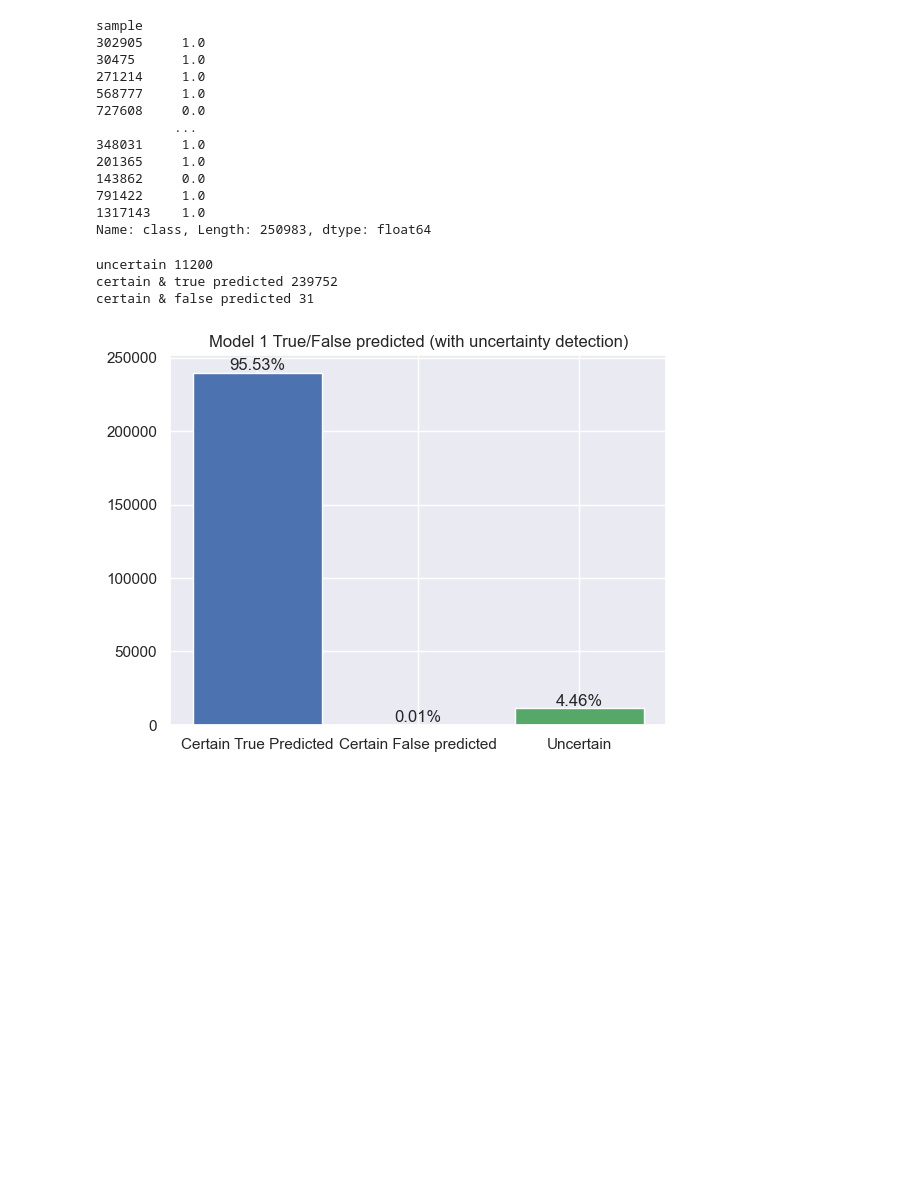
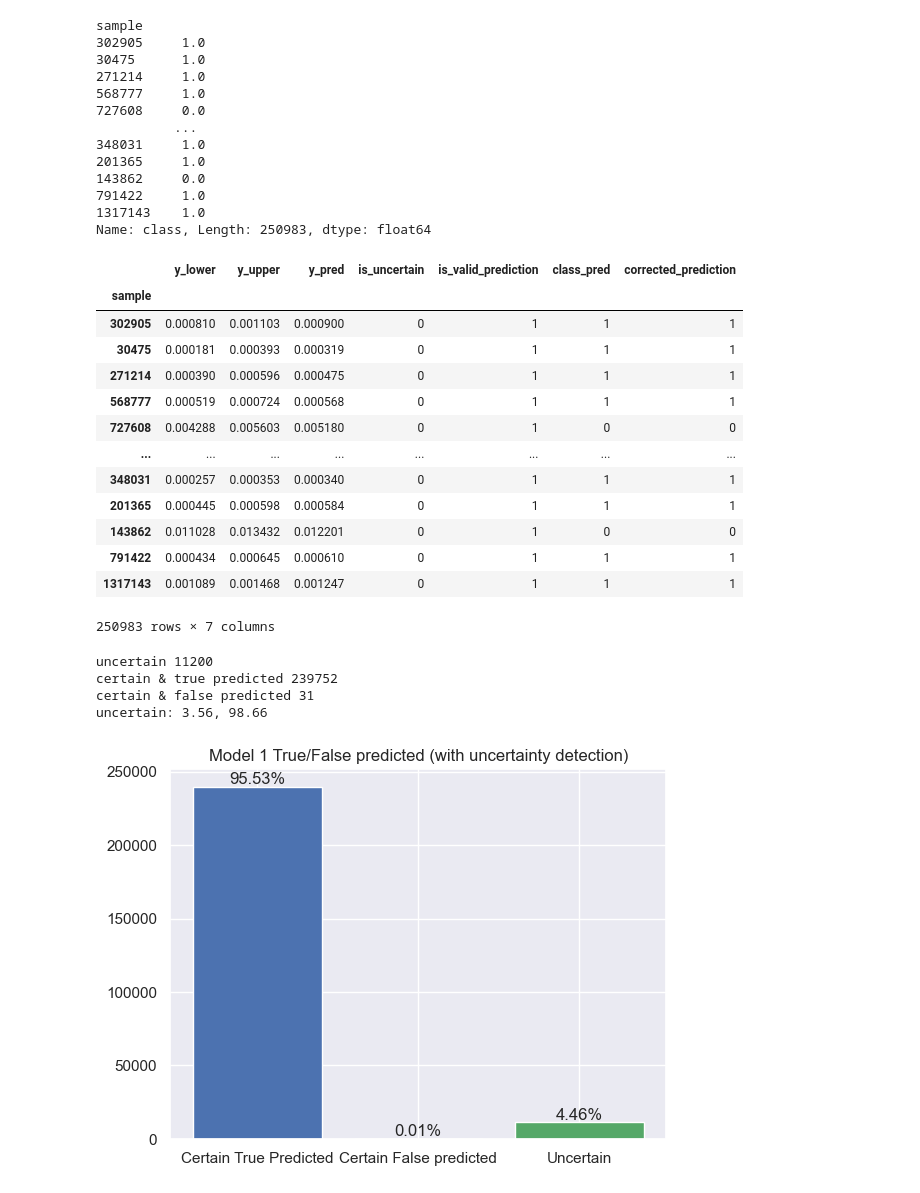
Before and after one commit to 0had0/QoT-Estimation, a Jupyter notebook: src/experiment.ipynb, the cells around one changed output. Drawn from its saved outputs; the diff is of its cells as text; code cells hidden in the pictures; blank space fills up the shorter version.

```diff
--- a/src/experiment.ipynb
+++ b/src/experiment.ipynb
@@ -105,6 +105,23 @@ sample
 791422     1.0
 1317143    1.0
 Name: class, Length: 250983, dtype: float64
+# %%
+out
+# %% [output]
+|  | y_lower | y_upper | y_pred | is_uncertain | is_valid_prediction | class_pred | corrected_prediction |
+| sample |  |  |  |  |  |  |  |
+| 302905 | 0.000810 | 0.001103 | 0.000900 | 0 | 1 | 1 | 1 |
+| 30475 | 0.000181 | 0.000393 | 0.000319 | 0 | 1 | 1 | 1 |
+| 271214 | 0.000390 | 0.000596 | 0.000475 | 0 | 1 | 1 | 1 |
+| 568777 | 0.000519 | 0.000724 | 0.000568 | 0 | 1 | 1 | 1 |
+| 727608 | 0.004288 | 0.005603 | 0.005180 | 0 | 1 | 0 | 0 |
+| ... | ... | ... | ... | ... | ... | ... | ... |
+| 348031 | 0.000257 | 0.000353 | 0.000340 | 0 | 1 | 1 | 1 |
+| 201365 | 0.000445 | 0.000598 | 0.000584 | 0 | 1 | 1 | 1 |
+| 143862 | 0.011028 | 0.013432 | 0.012201 | 0 | 1 | 0 | 0 |
+| 791422 | 0.000434 | 0.000645 | 0.000610 | 0 | 1 | 1 | 1 |
+| 1317143 | 0.001089 | 0.001468 | 0.001247 | 0 | 1 | 1 | 1 |
+250983 rows × 7 columns
 # %%
 y_certain = out[out['is_uncertain'] == 0]
 y_uncertain = out[out['is_uncertain'] == 1]
@@ -118,10 +139,12 @@ x_certain_false_pred = X_test[X_test.index.isin(y_certain[y_certain['class_pred'
 print(f'uncertain {len(x_uncertain)}')
 print(f'certain & true predicted {len(x_certain_true_pred)}')
 print(f'certain & false predicted {len(x_certain_false_pred)}')
+print(f'uncertain: {len(x_uncertain_true_pred) / (len(x_certain_true_pred) + len(y_true_uncertain))* 100:.02f}, {len(x_uncertain_false_pred) /  (len(x_certain_false_pred) + len(x_uncertain_false_pred)) * 100:.02f}')
 # %% [output]
 uncertain 11200
 certain & true predicted 239752
 certain & false predicted 31
+uncertain: 3.56, 98.66
 # %%
 import matplotlib.pyplot as plt
 import seaborn as sns
```
Also changed, not shown: parts of 6 cells of this notebook, 10 other files.
